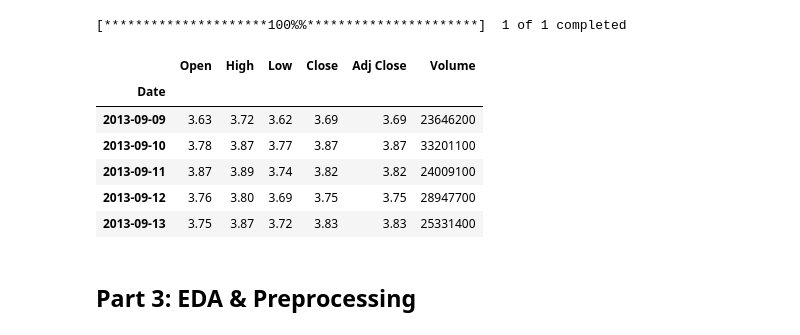
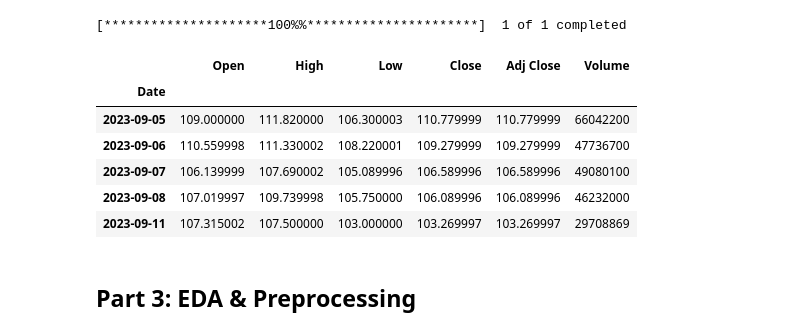
Before and after one commit to thonglamhai/stock-price-prediction, a Jupyter notebook: experiements_amd.ipynb, the cells around one changed output. Drawn from its saved outputs; the diff is of its cells as text; code cells hidden in the pictures.

```diff
--- a/experiements_amd.ipynb
+++ b/experiements_amd.ipynb
@@ -24,15 +24,15 @@ df = dp.download_data(tickers)
 # %% [output]
 [*********************100%%**********************]  1 of 1 completed
 # %%
-df.head()
+df.tail()
 # %% [output]
 |  | Open | High | Low | Close | Adj Close | Volume |
 | Date |  |  |  |  |  |  |
-| 2013-09-09 | 3.63 | 3.72 | 3.62 | 3.69 | 3.69 | 23646200 |
-| 2013-09-10 | 3.78 | 3.87 | 3.77 | 3.87 | 3.87 | 33201100 |
-| 2013-09-11 | 3.87 | 3.89 | 3.74 | 3.82 | 3.82 | 24009100 |
-| 2013-09-12 | 3.76 | 3.80 | 3.69 | 3.75 | 3.75 | 28947700 |
-| 2013-09-13 | 3.75 | 3.87 | 3.72 | 3.83 | 3.83 | 25331400 |
+| 2023-09-05 | 109.000000 | 111.820000 | 106.300003 | 110.779999 | 110.779999 | 66042200 |
+| 2023-09-06 | 110.559998 | 111.330002 | 108.220001 | 109.279999 | 109.279999 | 47736700 |
+| 2023-09-07 | 106.139999 | 107.690002 | 105.089996 | 106.589996 | 106.589996 | 49080100 |
+| 2023-09-08 | 107.019997 | 109.739998 | 105.750000 | 106.089996 | 106.089996 | 46232000 |
+| 2023-09-11 | 107.315002 | 107.500000 | 103.000000 | 103.269997 | 103.269997 | 29708869 |
 # %% [markdown]
 ## Part 3: EDA & Preprocessing
 # %%
```
Also changed, not shown: parts of 15 cells of this notebook, 14 other files.
